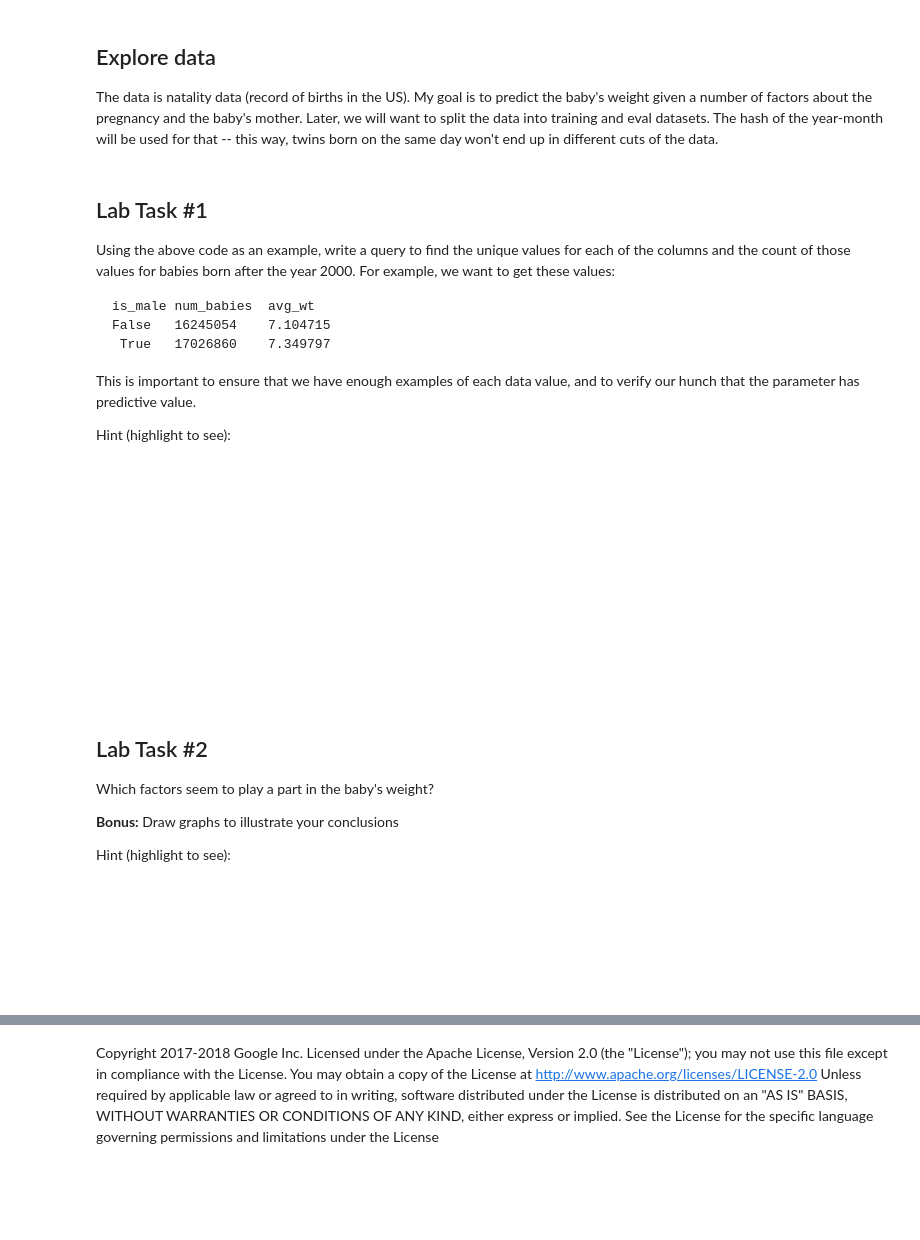
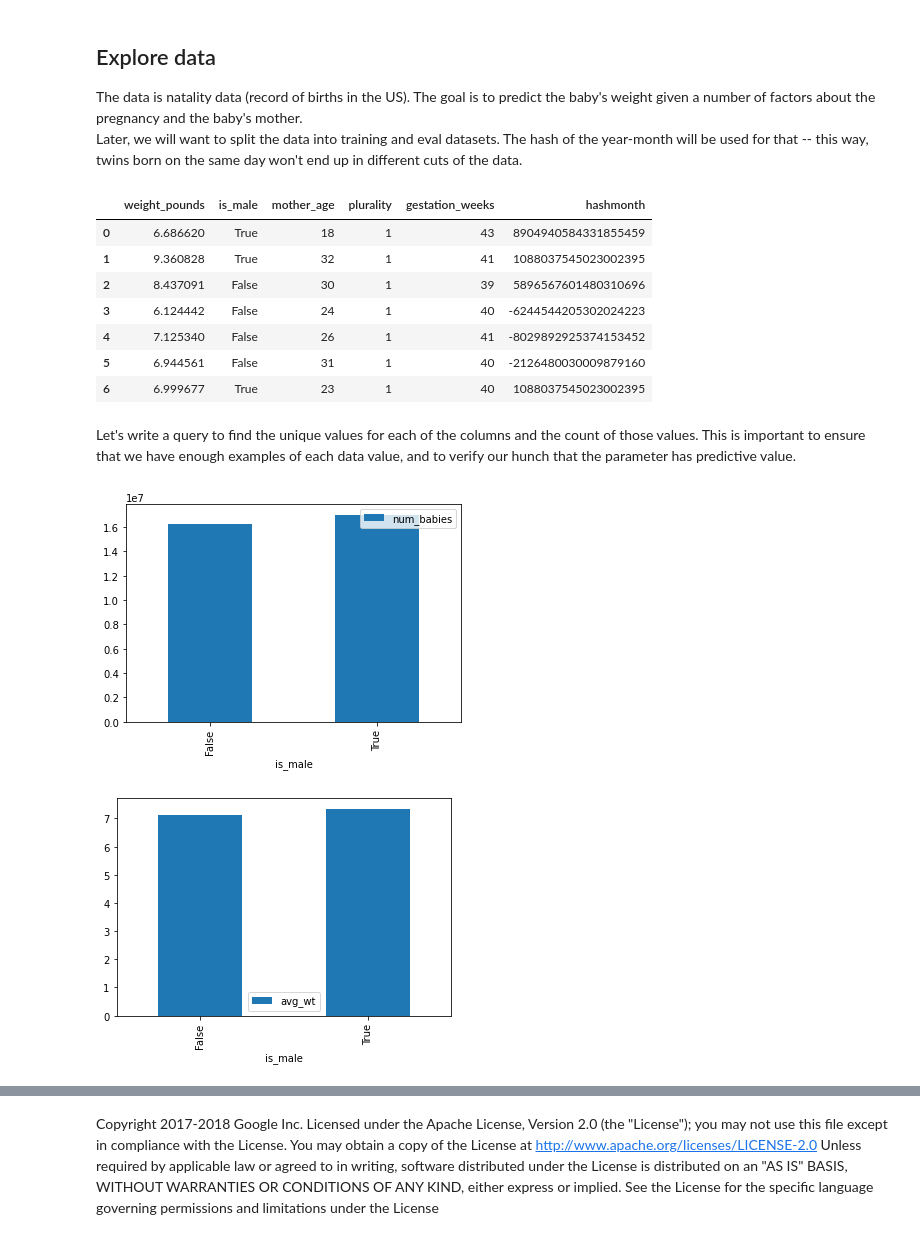
Before and after one commit to pascal-p/ML_with_TF_GCP, a Jupyter notebook: C06-w01-Lab_explore.ipynb, the cells around one changed output, grey strips where cells are left out. Saved outputs shown, nothing was run; the diff lists cells and outputs as text; code cells hidden in the pictures; blank space fills up the shorter version.

```diff
--- a/C06-w01-Lab_explore.ipynb
+++ b/C06-w01-Lab_explore.ipynb
@@ -25,7 +25,8 @@ fi
 # %% [markdown]
 <h2> Explore data </h2>
 
-The data is natality data (record of births in the US). My goal is to predict the baby's weight given a number of factors about the pregnancy and the baby's mother.  Later, we will want to split the data into training and eval datasets. The hash of the year-month will be used for that -- this way, twins born on the same day won't end up in different cuts of the data.
+The data is natality data (record of births in the US). The goal is to predict the baby's weight given a number of factors about the pregnancy and the baby's mother.
+Later, we will want to split the data into training and eval datasets. The hash of the year-month will be used for that -- this way, twins born on the same day won't end up in different cuts of the data.
 # %%
 # Create SQL query using natality data after the year 2000
 query = """
@@ -44,43 +45,37 @@ WHERE year > 2000
 # Call BigQuery and examine in dataframe
 from google.cloud import bigquery
 df = bigquery.Client().query(query + " LIMIT 100").to_dataframe()
-df.head()
+df.head(7)
+# %% [output]
+|  | weight_pounds | is_male | mother_age | plurality | gestation_weeks | hashmonth |
+| 0 | 6.686620 | True | 18 | 1 | 43 | 8904940584331855459 |
+| 1 | 9.360828 | True | 32 | 1 | 41 | 1088037545023002395 |
+| 2 | 8.437091 | False | 30 | 1 | 39 | 5896567601480310696 |
+| 3 | 6.124442 | False | 24 | 1 | 40 | -6244544205302024223 |
+| 4 | 7.125340 | False | 26 | 1 | 41 | -8029892925374153452 |
+| 5 | 6.944561 | False | 31 | 1 | 40 | -2126480030009879160 |
+| 6 | 6.999677 | True | 23 | 1 | 40 | 1088037545023002395 |
 # %% [markdown]
-## Lab Task #1
-Using the above code as an example, write a query to find the unique values for each of the columns and the count of those values for babies born after the year 2000.
-For example, we want to get these values:
-<pre>
-is_male	num_babies	avg_wt
-False	16245054	7.104715
- True	17026860	7.349797
-</pre>
+Let's write a query to find the unique values for each of the columns and the count of those values.
 This is important to ensure that we have enough examples of each data value, and to verify our hunch that the parameter has predictive value.
-
-Hint (highlight to see): <p style='color:white'>Use COUNT(), AVG() and GROUP BY. For example:
-<pre style='color:white'>
-SELECT
-  is_male,
-  COUNT(1) AS num_babies,
-  AVG(weight_pounds) AS avg_wt
-FROM
-  publicdata.samples.natality
-WHERE
-  year > 2000
-GROUP BY
-  is_male
-</pre>
-</p>
-# %% [markdown]
-## Lab Task #2
-
-Which factors seem to play a part in the baby's weight?
-
-<b>Bonus:</b> Draw graphs to illustrate your conclusions
-
-Hint (highlight to see): <p style='color:white'> The simplest way to plot is to use Pandas' built-in plotting capability
-<pre style='color:white'>
-from google.cloud import bigquery
-df = bigquery.Client().query(query).to_dataframe()
-df.plot(x='is_male', y='num_babies', logy=True, kind='bar');
-df.plot(x='is_male', y='avg_wt', kind='bar');
-</pre>
+# %%
+# Create function that finds the number of records and the average weight for each value of the chosen column
+def get_distinct_values(column_name):
+  sql = """
+SELECT {0}, COUNT(1) AS num_babies, AVG(weight_pounds) AS avg_wt
+FROM publicdata.samples.natality
+WHERE year > 2000
+GROUP BY {0}
+  """.format(column_name)
+  return bigquery.Client().query(sql).to_dataframe()
+# %%
+def plot_fn(df, xcol, ycols=['num_babies', 'avg_wt'], first_ylog=False, kind='bar'):
+    df.plot(x=xcol, y=ycols[0], logy=first_ylog, kind=kind)
+    df.plot(x=xcol, y=ycols[1], kind=kind)
+# %%
+xcol = 'is_male'
+df = get_distinct_values(xcol)
+plot_fn(df, xcol) # Bar plot to see is_male with avg_wt linear and num_babies
+# %% [output]
+[figure, added]
+[figure, added]
```
Also changed, not shown: parts of 7 cells of this notebook.
